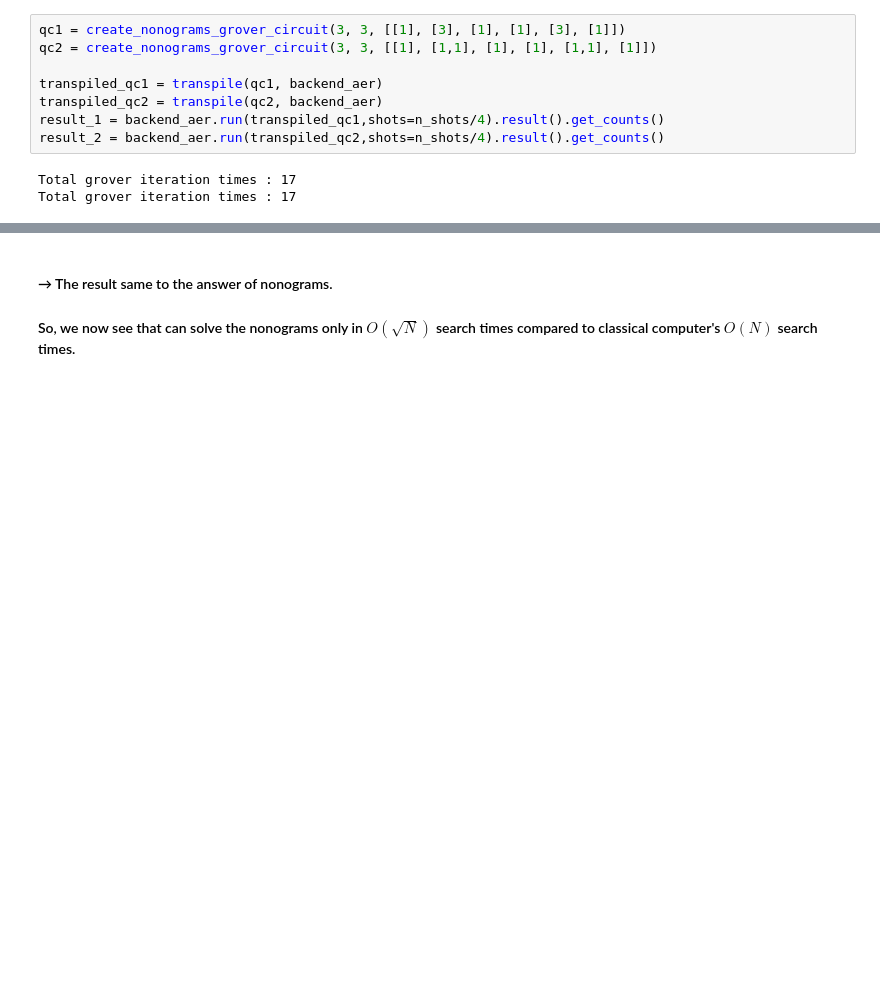
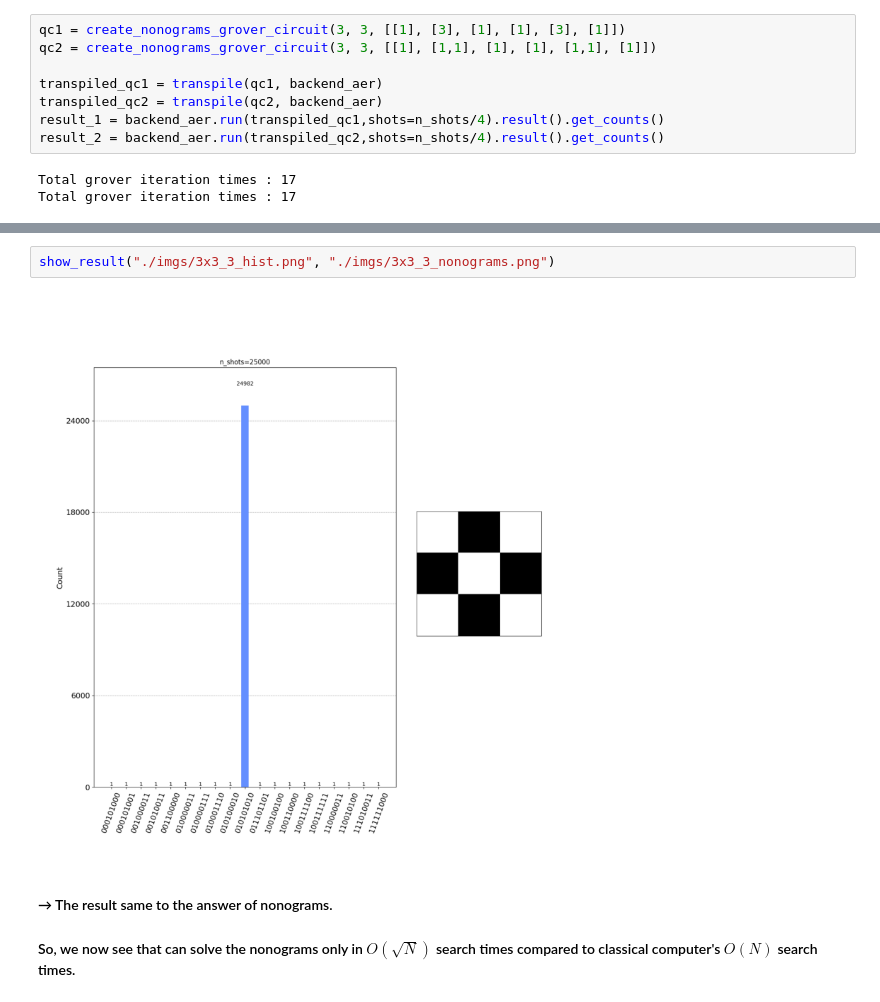
Before and after one commit to ypooh2042/Grover-algorithm-for-nonogram, a Jupyter notebook: grover_nonograms.ipynb, the cells around one changed output, grey strips where cells are left out. Saved outputs shown, nothing was run; the diff lists cells and outputs as text; blank space fills up the shorter version.

```diff
--- a/grover_nonograms.ipynb
+++ b/grover_nonograms.ipynb
@@ -355,3 +389,7 @@ plot_histogram(result_2, title="n_shots={}".format(int(n_shots/4)))
+# %%
+show_result("./imgs/3x3_3_hist.png", "./imgs/3x3_3_nonograms.png")
+# %% [output]
+[figure, added]
 # %% [markdown]
 #### → The result same to the answer of nonograms.
 
```
Also changed, not shown: parts of 19 cells of this notebook, 19 other files.
